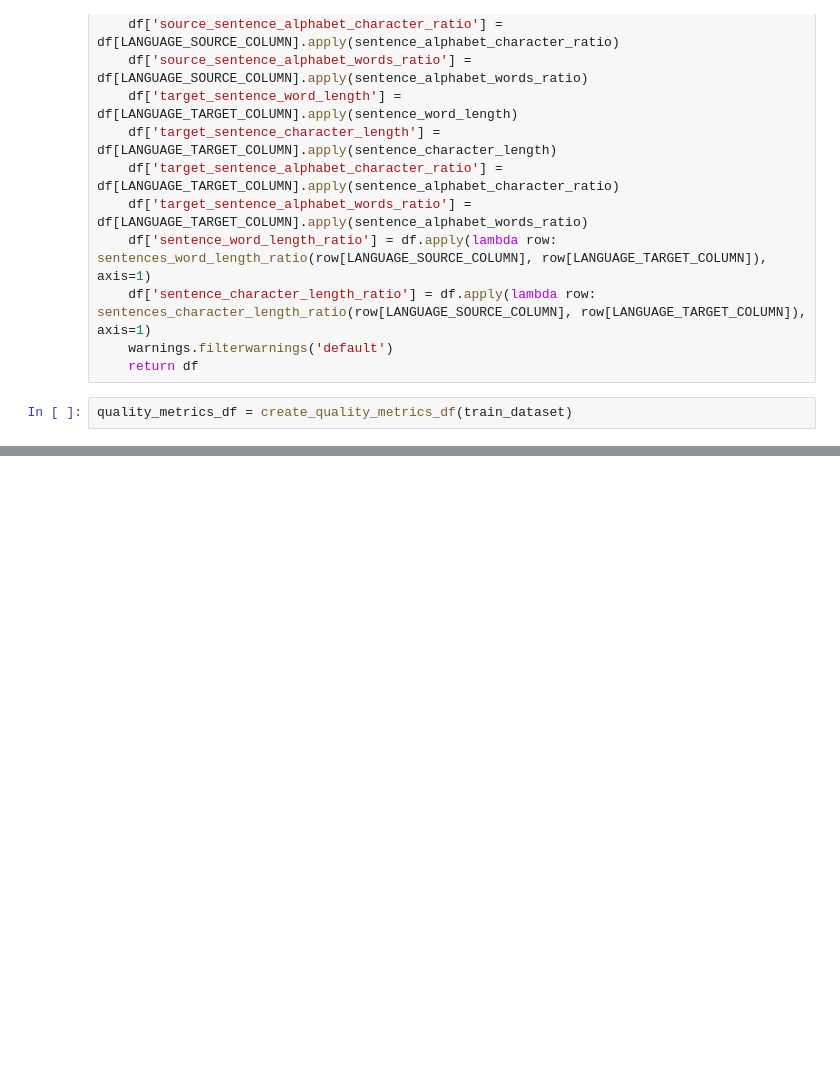
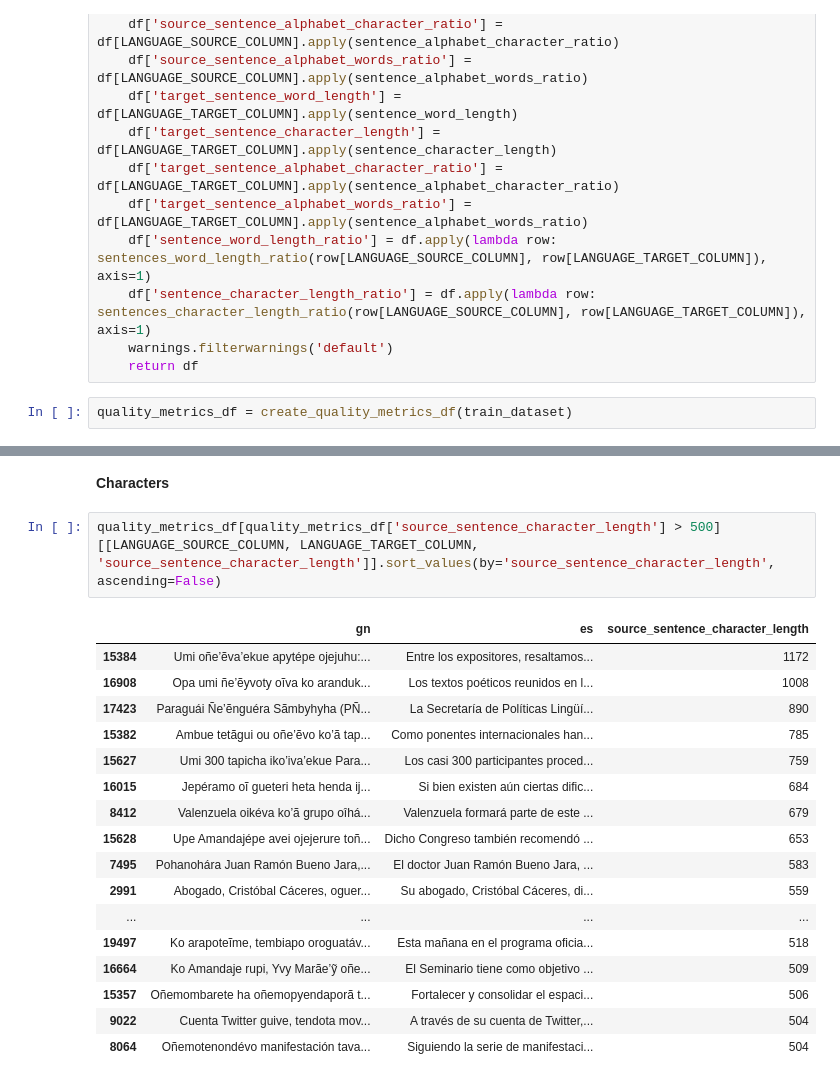
Before and after one commit to baladon-lucas-pardinas/NMT-Translation-gn-es, a Jupyter notebook: notebooks/data_quality.ipynb, the cells around one changed output, grey strips where cells are left out. Drawn from its saved outputs; the diff is of its cells as text; blank space fills up the shorter version.

```diff
--- a/notebooks/data_quality.ipynb
+++ b/notebooks/data_quality.ipynb
@@ -135,0 +327,22 @@ quality_metrics_df.describe()
+# %% [markdown]
+**Characters**
+# %%
+quality_metrics_df[quality_metrics_df['source_sentence_character_length'] > 500][[LANGUAGE_SOURCE_COLUMN, LANGUAGE_TARGET_COLUMN, 'source_sentence_character_length']].sort_values(by='source_sentence_character_length', ascending=False)
+# %% [output]
+|  | gn | es | source_sentence_character_length |
+| 15384 | Umi oñe’ẽva’ekue apytépe ojejuhu:... | Entre los expositores, resaltamos... | 1172 |
+| 16908 | Opa umi ñe’ẽyvoty oĩva ko aranduk... | Los textos poéticos reunidos en l... | 1008 |
+| 17423 | Paraguái Ñe’ẽnguéra Sãmbyhyha (PÑ... | La Secretaría de Políticas Lingüí... | 890 |
+| 15382 | Ambue tetãgui ou oñe’ẽvo ko’ã tap... | Como ponentes internacionales han... | 785 |
+| 15627 | Umi 300 tapicha iko’iva’ekue Para... | Los casi 300 participantes proced... | 759 |
+| 16015 | Jepéramo oĩ gueteri heta henda ij... | Si bien existen aún ciertas dific... | 684 |
+| 8412 | Valenzuela oikéva ko’ã grupo oîhá... | Valenzuela formará parte de este ... | 679 |
+| 15628 | Upe Amandajépe avei ojejerure toñ... | Dicho Congreso también recomendó ... | 653 |
+| 7495 | Pohanohára Juan Ramón Bueno Jara,... | El doctor Juan Ramón Bueno Jara, ... | 583 |
+| 2991 | Abogado, Cristóbal Cáceres, oguer... | Su abogado, Cristóbal Cáceres, di... | 559 |
+| ... | ... | ... | ... |
+| 19497 | Ko arapoteĩme, tembiapo oroguatáv... | Esta mañana en el programa oficia... | 518 |
+| 16664 | Ko Amandaje rupi, Yvy Marãe’ỹ oñe... | El Seminario tiene como objetivo ... | 509 |
+| 15357 | Oñemombarete ha oñemopyendaporã t... | Fortalecer y consolidar el espaci... | 506 |
+| 9022 | Cuenta Twitter guive, tendota mov... | A través de su cuenta de Twitter,... | 504 |
+| 8064 | Oñemotenondévo manifestación tava... | Siguiendo la serie de manifestaci... | 504 |
```
Also changed, not shown: parts of 19 cells of this notebook, 6 other files.
